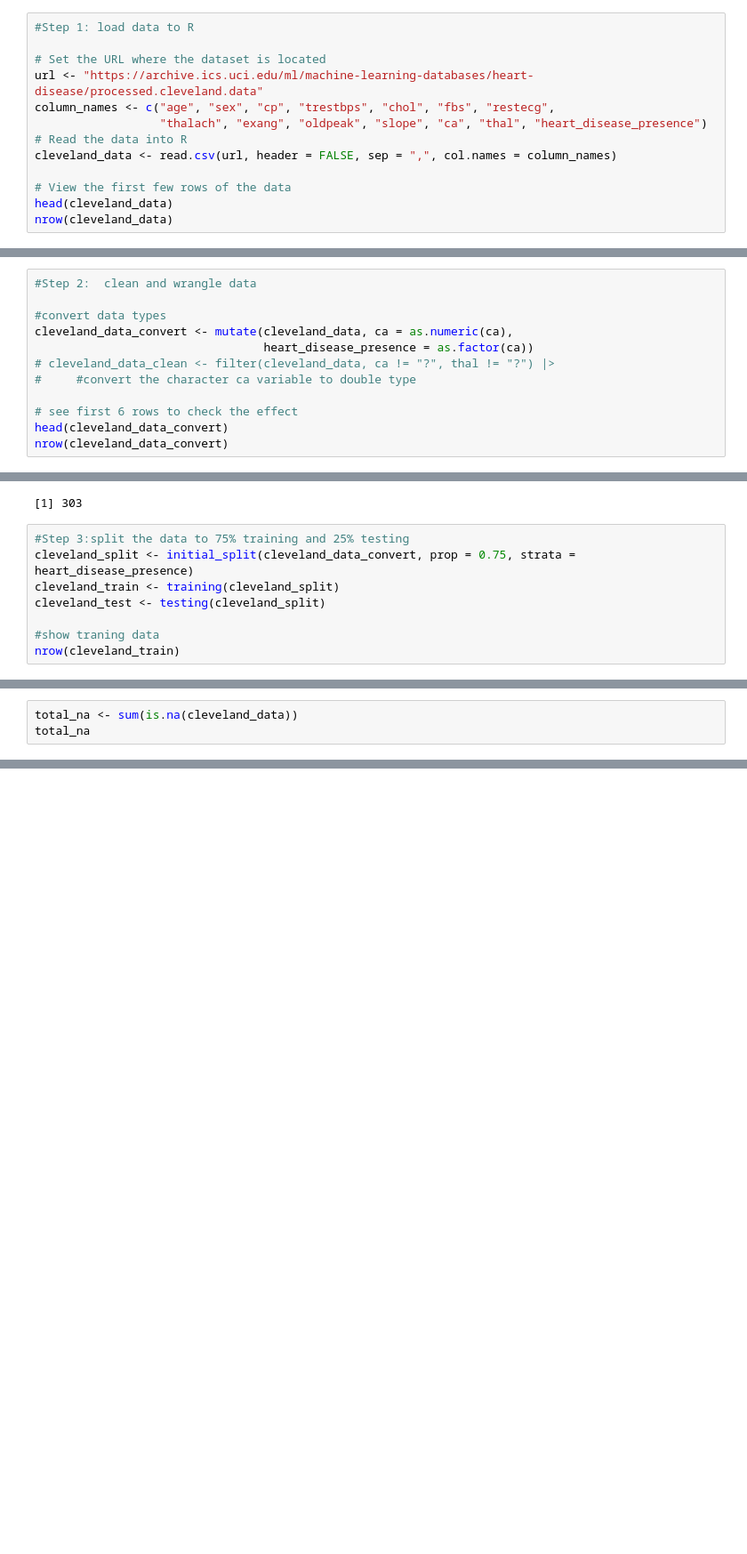
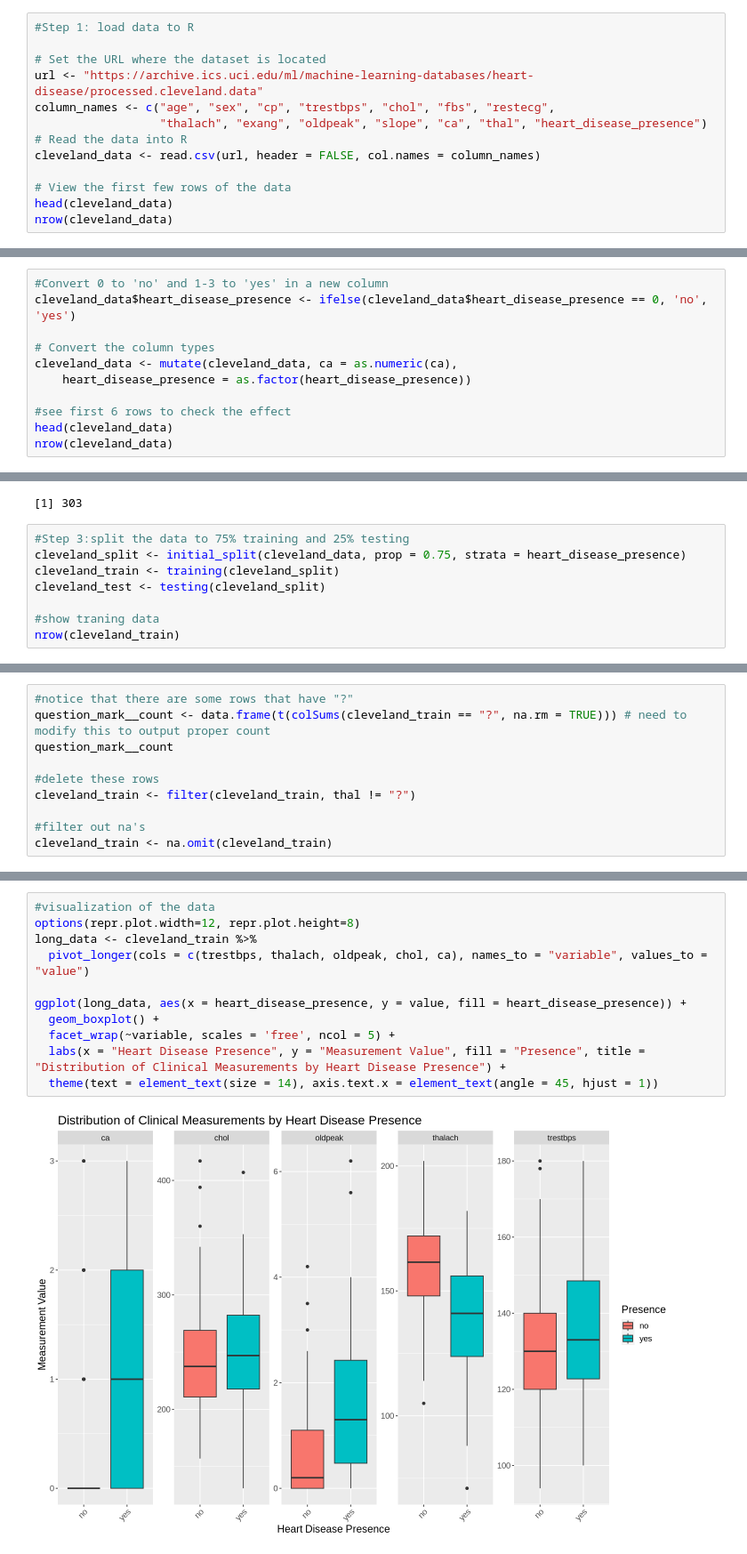
Before and after one commit to latmerlin/dsci100, a Jupyter notebook: Cleveland.ipynb, the cells around one changed output, grey strips where cells are left out. Shown at 89% size. Saved outputs shown, nothing was run; the diff lists cells and outputs as text; blank space fills up the shorter version.

Commit message:
add the boxplot

```diff
--- a/Cleveland.ipynb
+++ b/Cleveland.ipynb
@@ -46,7 +46,7 @@ url <- "https://archive.ics.uci.edu/ml/machine-learning-databases/heart-disease/
 column_names <- c("age", "sex", "cp", "trestbps", "chol", "fbs", "restecg",
                   "thalach", "exang", "oldpeak", "slope", "ca", "thal", "heart_disease_presence")
 # Read the data into R
-cleveland_data <- read.csv(url, header = FALSE, sep = ",", col.names = column_names)
+cleveland_data <- read.csv(url, header = FALSE, col.names = column_names)
 
 # View the first few rows of the data
 head(cleveland_data)
@@ -63,17 +63,16 @@ A data.frame: 6 × 14
 | 6 | 56 | 1 | 2 | 120 | 236 | 0 | 0 | 178 | 0 | 0.8 | 1 | ... |
 [1] 303
 # %%
-#Step 2:  clean and wrangle data
+#Convert 0 to 'no' and 1-3 to 'yes' in a new column
+cleveland_data$heart_disease_presence <- ifelse(cleveland_data$heart_disease_presence == 0, 'no', 'yes')
 
-#convert data types
-cleveland_data_convert <- mutate(cleveland_data, ca = as.numeric(ca),
-                                 heart_disease_presence = as.factor(ca))
-# cleveland_data_clean <- filter(cleveland_data, ca != "?", thal != "?") |>
-#     #convert the character ca variable to double type
+# Convert the column types
+cleveland_data <- mutate(cleveland_data, ca = as.numeric(ca),
+    heart_disease_presence = as.factor(heart_disease_presence))
 
-# see first 6 rows to check the effect
-head(cleveland_data_convert)
-nrow(cleveland_data_convert)
+#see first 6 rows to check the effect
+head(cleveland_data)
+nrow(cleveland_data)
 # %% [output]
 Warning message:
 “There was 1 warning in `mutate()`.
@@ -92,7 +91,7 @@ A data.frame: 6 × 14
 [1] 303
 # %%
 #Step 3:split the data to 75% training and 25% testing
-cleveland_split <- initial_split(cleveland_data_convert, prop = 0.75, strata = heart_disease_presence)
+cleveland_split <- initial_split(cleveland_data, prop = 0.75, strata = heart_disease_presence)
 cleveland_train <- training(cleveland_split)
 cleveland_test <- testing(cleveland_split)
 
@@ -188,4 +102,11 @@ print(summary_table)
 # %%
-total_na <- sum(is.na(cleveland_data))
-total_na
+#notice that there are some rows that have "?"
+question_mark__count <- data.frame(t(colSums(cleveland_train == "?", na.rm = TRUE))) # need to modify this to output proper count
+question_mark__count
+
+#delete these rows
+cleveland_train <- filter(cleveland_train, thal != "?")
+
+#filter out na's
+cleveland_train <- na.omit(cleveland_train)
 # %% [output]
@@ -246,3 +138,16 @@ oldpeak_chol
+# %%
+#visualization of the data
+options(repr.plot.width=12, repr.plot.height=8)
+long_data <- cleveland_train %>%
+  pivot_longer(cols = c(trestbps, thalach, oldpeak, chol, ca), names_to = "variable", values_to = "value")
+
+ggplot(long_data, aes(x = heart_disease_presence, y = value, fill = heart_disease_presence)) +
+  geom_boxplot() +
+  facet_wrap(~variable, scales = 'free', ncol = 5) +
+  labs(x = "Heart Disease Presence", y = "Measurement Value", fill = "Presence", title = "Distribution of Clinical Measurements by Heart Disease Presence") +
+  theme(text = element_text(size = 14), axis.text.x = element_text(angle = 45, hjust = 1))
+# %% [output]
+[figure, added]
 # %% [markdown]
 ## Methods:
 The goal of this project is to build a model that can predict whether or not a patient has heart disease.
```
Also changed, not shown: parts of 12 cells of this notebook.
